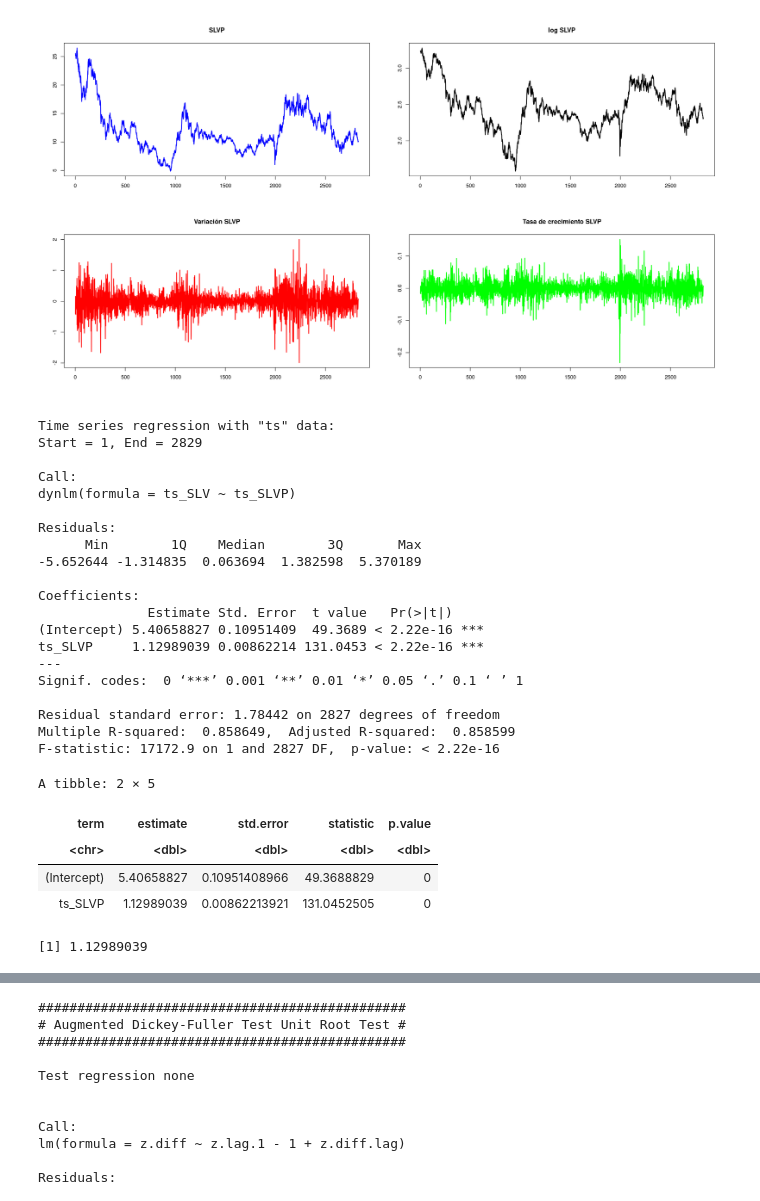
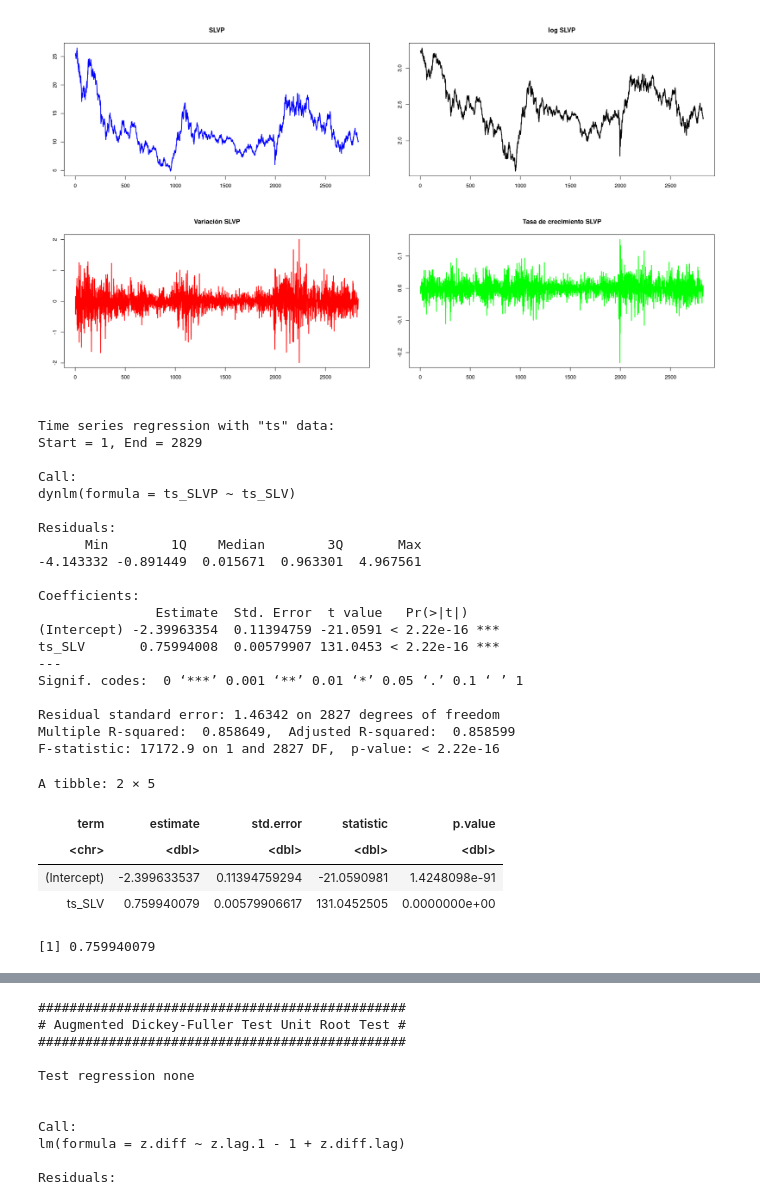
Before and after one commit to LeKilleRGallet/university, a Jupyter notebook: econometrics/ECONOMETRIA2/Trabajo2/NoteBook/main.ipynb, the cells around one changed output, grey strips where cells are left out. Saved outputs shown, nothing was run; the diff lists cells and outputs as text; code cells hidden in the pictures.

```diff
--- a/econometrics/ECONOMETRIA2/Trabajo2/NoteBook/main.ipynb
+++ b/econometrics/ECONOMETRIA2/Trabajo2/NoteBook/main.ipynb
@@ -138,41 +142,42 @@ plot.ts(dl.ts_SLVP, xlab="", ylab="", main="Tasa de crecimiento SLVP", lty=1, lw
 [figure]
 # %%
 library(dynlm)
+library(broom)
 
-FS_EGADF <- dynlm(ts_SLV ~ ts_SLVP)
+FS_EGADF <- dynlm(ts_SLVP ~ ts_SLV)
 summary(FS_EGADF)
 
 tidy_FS_EGADF = tidy(FS_EGADF)
 tidy_FS_EGADF
 # Parámetro/vector de cointegración calculado por MCO:
 coint_param_MCO = tidy_FS_EGADF$estimate[2]; coint_param_MCO
 # %% [output]
 Time series regression with "ts" data:
 Start = 1, End = 2829
 
 Call:
-dynlm(formula = ts_SLV ~ ts_SLVP)
+dynlm(formula = ts_SLVP ~ ts_SLV)
 
 Residuals:
       Min        1Q    Median        3Q       Max
--5.652644 -1.314835  0.063694  1.382598  5.370189
+-4.143332 -0.891449  0.015671  0.963301  4.967561
 
 Coefficients:
-              Estimate Std. Error  t value   Pr(>|t|)
-(Intercept) 5.40658827 0.10951409  49.3689 < 2.22e-16 ***
-ts_SLVP     1.12989039 0.00862214 131.0453 < 2.22e-16 ***
+               Estimate  Std. Error  t value   Pr(>|t|)
+(Intercept) -2.39963354  0.11394759 -21.0591 < 2.22e-16 ***
+ts_SLV       0.75994008  0.00579907 131.0453 < 2.22e-16 ***
 ---
 Signif. codes:  0 ‘***’ 0.001 ‘**’ 0.01 ‘*’ 0.05 ‘.’ 0.1 ‘ ’ 1
 
-Residual standard error: 1.78442 on 2827 degrees of freedom
+Residual standard error: 1.46342 on 2827 degrees of freedom
 Multiple R-squared:  0.858649,  Adjusted R-squared:  0.858599
 F-statistic: 17172.9 on 1 and 2827 DF,  p-value: < 2.22e-16
 A tibble: 2 × 5
 | term | estimate | std.error | statistic | p.value |
 | <chr> | <dbl> | <dbl> | <dbl> | <dbl> |
-| (Intercept) | 5.40658827 | 0.10951408966 | 49.3688829 | 0 |
-| ts_SLVP | 1.12989039 | 0.00862213921 | 131.0452505 | 0 |
+| (Intercept) | -2.399633537 | 0.11394759294 | -21.0590981 | 1.4248098e-91 |
+| ts_SLV | 0.759940079 | 0.00579906617 | 131.0452505 | 0.0000000e+00 |
-[1] 1.12989039
+[1] 0.759940079
 # %%
 z_hat <- residuals(FS_EGADF)
 
```
Also changed, not shown: parts of 9 cells of this notebook, 15 other files.
